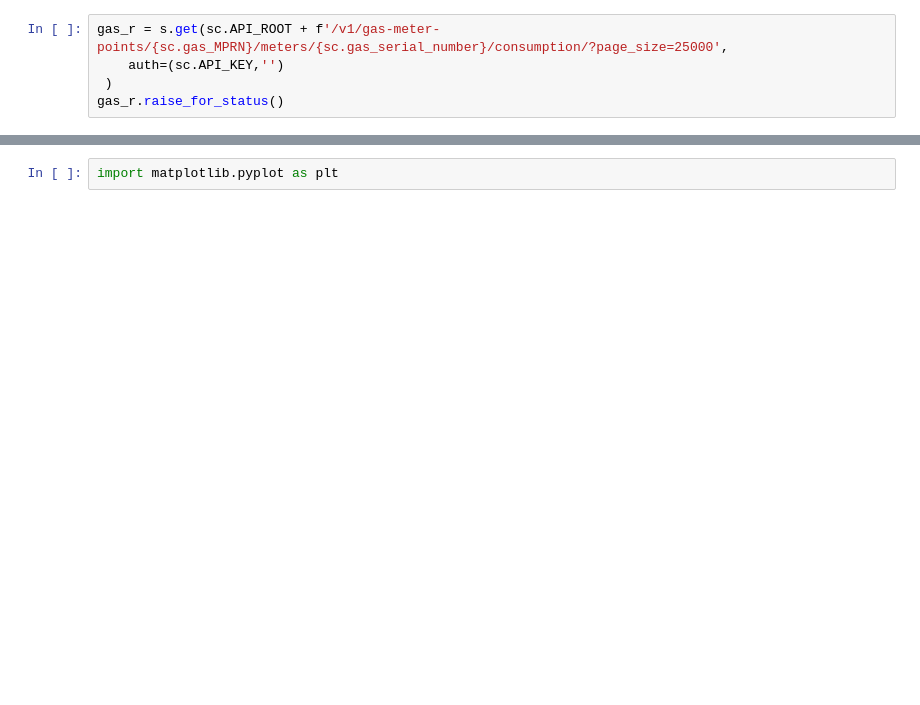
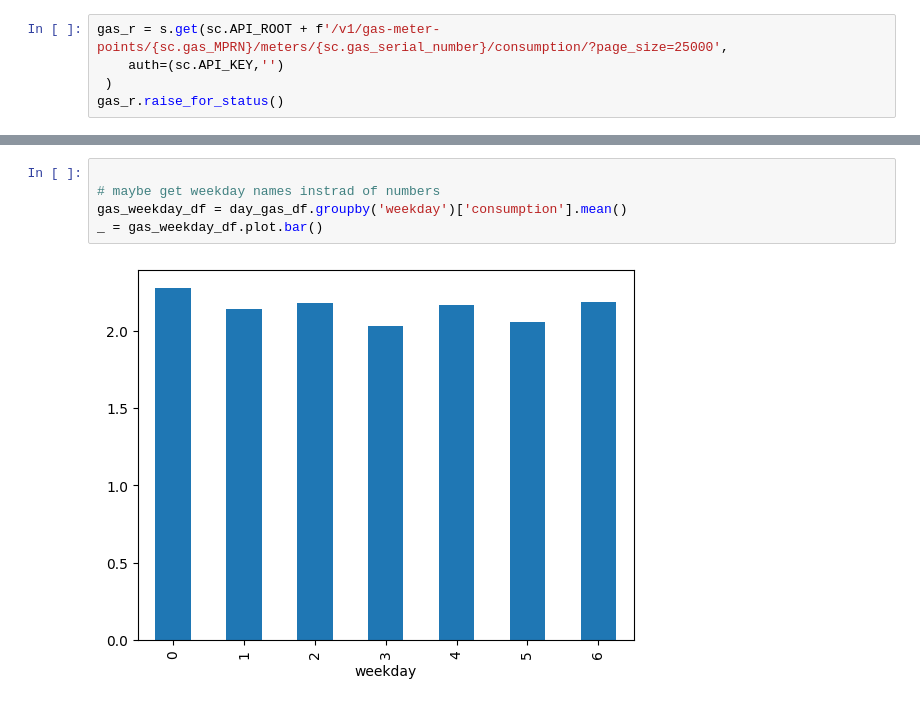
Before and after one commit to gorbynet/EnergyTracker, a Jupyter notebook: initial_workings.ipynb, the cells around one changed output, grey strips where cells are left out. Drawn from its saved outputs; the diff is of its cells as text; blank space fills up the shorter version.

```diff
--- a/initial_workings.ipynb
+++ b/initial_workings.ipynb
@@ -69,4 +79,9 @@ _ = gas_df.rolling(window=4*7).mean().plot(figsize=(20,6))
-# %%
-import matplotlib.pyplot as plt
+# %%
+
+# maybe get weekday names instrad of numbers
+gas_weekday_df = day_gas_df.groupby('weekday')['consumption'].mean()
+_ = gas_weekday_df.plot.bar()
+# %% [output]
+[figure, added]
 # %%
 plt.figure(figsize=(20,5))
```
Also changed, not shown: parts of 11 cells of this notebook, 2 other files.
